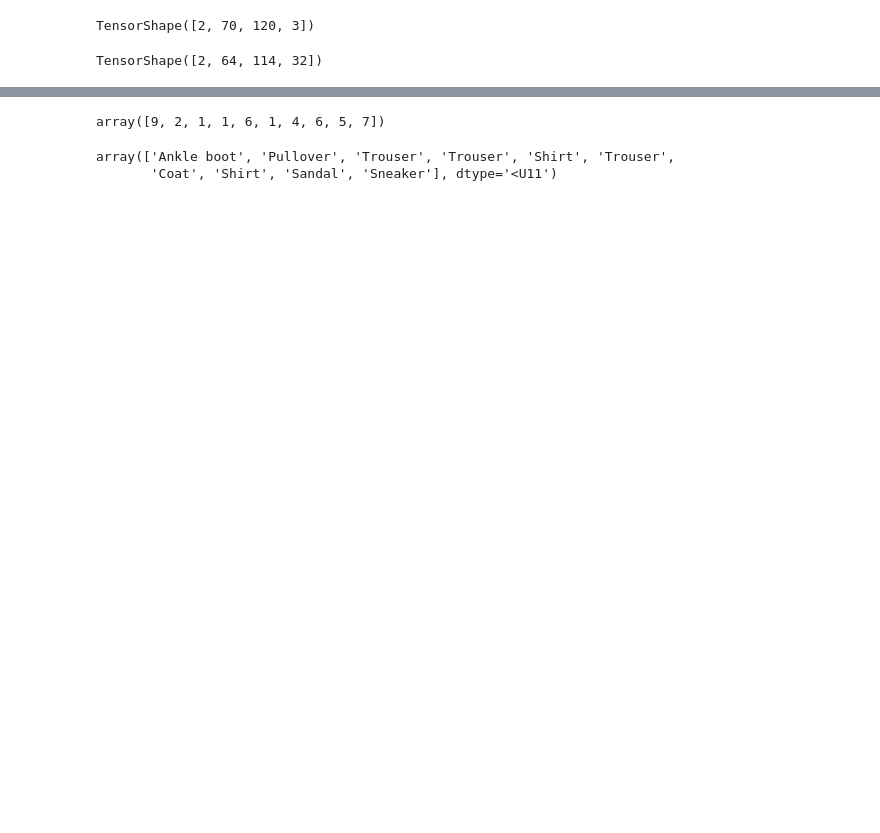
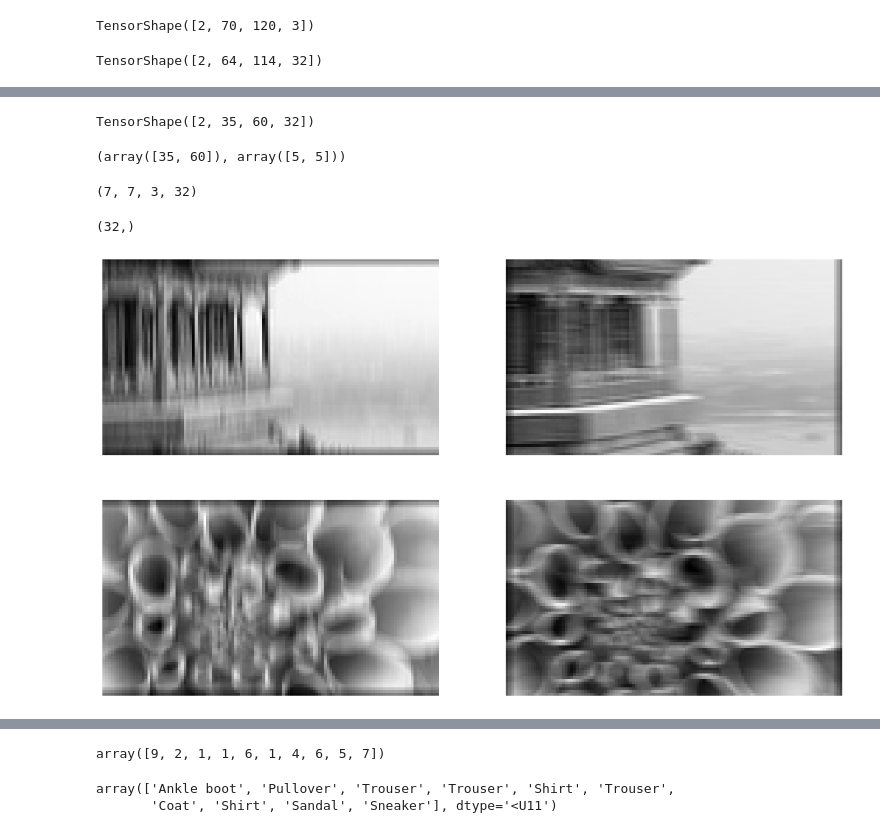
Before and after one commit to DenisVasil/Keras_2023, a Jupyter notebook: KerasCV.ipynb, the cells around one changed output, grey strips where cells are left out. Saved outputs shown, nothing was run; the diff lists cells and outputs as text; code cells hidden in the pictures; blank space fills up the shorter version.

```diff
--- a/KerasCV.ipynb
+++ b/KerasCV.ipynb
@@ -34,0 +44,57 @@ plt.show()
+# %%
+# the output shape when we set strides=2
+conv_layer = tf.keras.layers.Conv2D(filters=32, kernel_size=7, padding="same",
+                                    strides=2)
+fmaps = conv_layer(images)
+fmaps.shape
+# %% [output]
+TensorShape([2, 35, 60, 32])
+# %%
+import numpy as np
+
+def conv_output_size(input_size, kernel_size, strides=1, padding="valid"):
+    if padding=="valid":
+        z = input_size - kernel_size + strides
+        output_size = z // strides
+        num_ignored = z % strides
+        return output_size, num_ignored
+    else:
+        output_size = (input_size - 1) // strides + 1
+        num_padded = (output_size - 1) * strides + kernel_size - input_size
+        return output_size, num_padded
+
+conv_output_size(np.array([70, 120]), kernel_size=7, strides=2, padding="same")
+# %% [output]
+(array([35, 60]), array([5, 5]))
+# %%
+kernels, biases = conv_layer.get_weights()
+kernels.shape
+# %% [output]
+(7, 7, 3, 32)
+# %%
+biases.shape
+# %% [output]
+(32,)
+# %%
+tf.random.set_seed(42)
+filters = tf.random.normal([7, 7, 3, 2])
+biases = tf.zeros([2])
+fmaps = tf.nn.conv2d(images, filters, strides=1, padding="SAME") + biases
+# %%
+# manually create two filters
+
+plt.figure(figsize=(15, 9))
+filters = np.zeros([7, 7, 3, 2])
+filters[:, 3, :, 0] = 1
+filters[3, :, :, 1] = 1
+fmaps = tf.nn.conv2d(images, filters, strides=1, padding="SAME") + biases
+
+for image_idx in (0, 1):
+    for fmap_idx in (0, 1):
+        plt.subplot(2, 2, image_idx * 2 + fmap_idx + 1)
+        plt.imshow(fmaps[image_idx, :, :, fmap_idx], cmap="gray")
+        plt.axis("off")
+
+plt.show()
+# %% [output]
+[figure, added]
```
Also changed, not shown: parts of 20 cells of this notebook.
